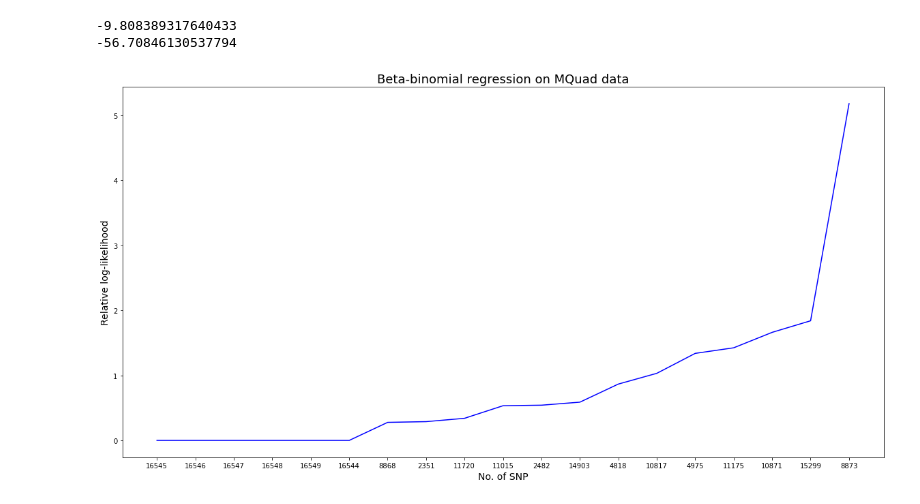
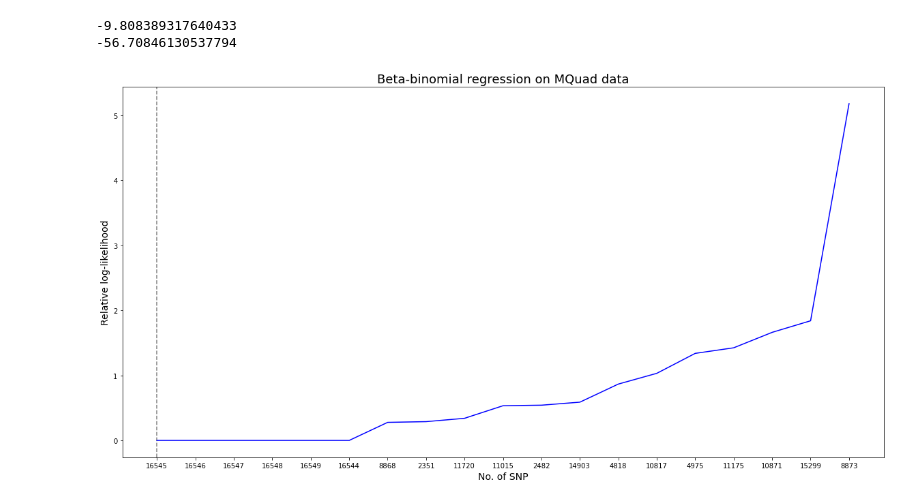
Before and after one commit to StatBiomed/GLM-hackathon, a Jupyter notebook: Betabin/Betabin_full.ipynb, the cells around one changed output. Drawn from its saved outputs; the diff is of its cells as text; code cells hidden in the pictures.

Commit message:
Knee point

```diff
--- a/Betabin/Betabin_full.ipynb
+++ b/Betabin/Betabin_full.ipynb
@@ -221,31 +221,35 @@ fig, ax1 = plt.subplots(figsize = (20, 10))
 yValues = np.zeros(len(AD1)-14)
 temp = all_LL-nil_LL
 yValues = np.concatenate((yValues, temp))
 SNPS = np.concatenate((np.arange(len(yValues)-len(SNPS)), SNPS))
 yValues = yValues[-20:-1]
 SNPS = SNPS[-20:-1]
 xValues = np.arange(len(SNPS))
 
 for i in range(len(yValues)):
     for j in range(len(yValues)):
         if yValues[i] < yValues[j]:
             temp = yValues[i]
             yValues[i] = yValues[j]
             yValues[j] = temp
             temp2 = SNPS[i]
             SNPS[i] = SNPS[j]
             SNPS[j] = temp2
         elif yValues[i] == 0:
             continue
 SNPS.astype('str')
 
+from kneed import KneeLocator
+knee = KneeLocator(xValues, yValues, curve='concave', direction='increasing')
+
 plt.plot(xValues, yValues, color ='b', zorder=5, label='All clones')
+plt.axvline(x = knee.knee, color = 'gray', linestyle='--')
 ax1.set_xticks(xValues)
 ax1.set_xticklabels(SNPS)
 plt.title("Beta-binomial regression on MQuad data", fontsize=18)
 plt.xlabel("No. of SNP", fontsize=14)
 plt.ylabel("Relative log-likelihood", fontsize=14)
 plt.savefig('betabin.png')
 plt.show()
 # %% [output]
-[figure, old version]
+[figure, new version]
```
Also changed, not shown: 1 other file.
